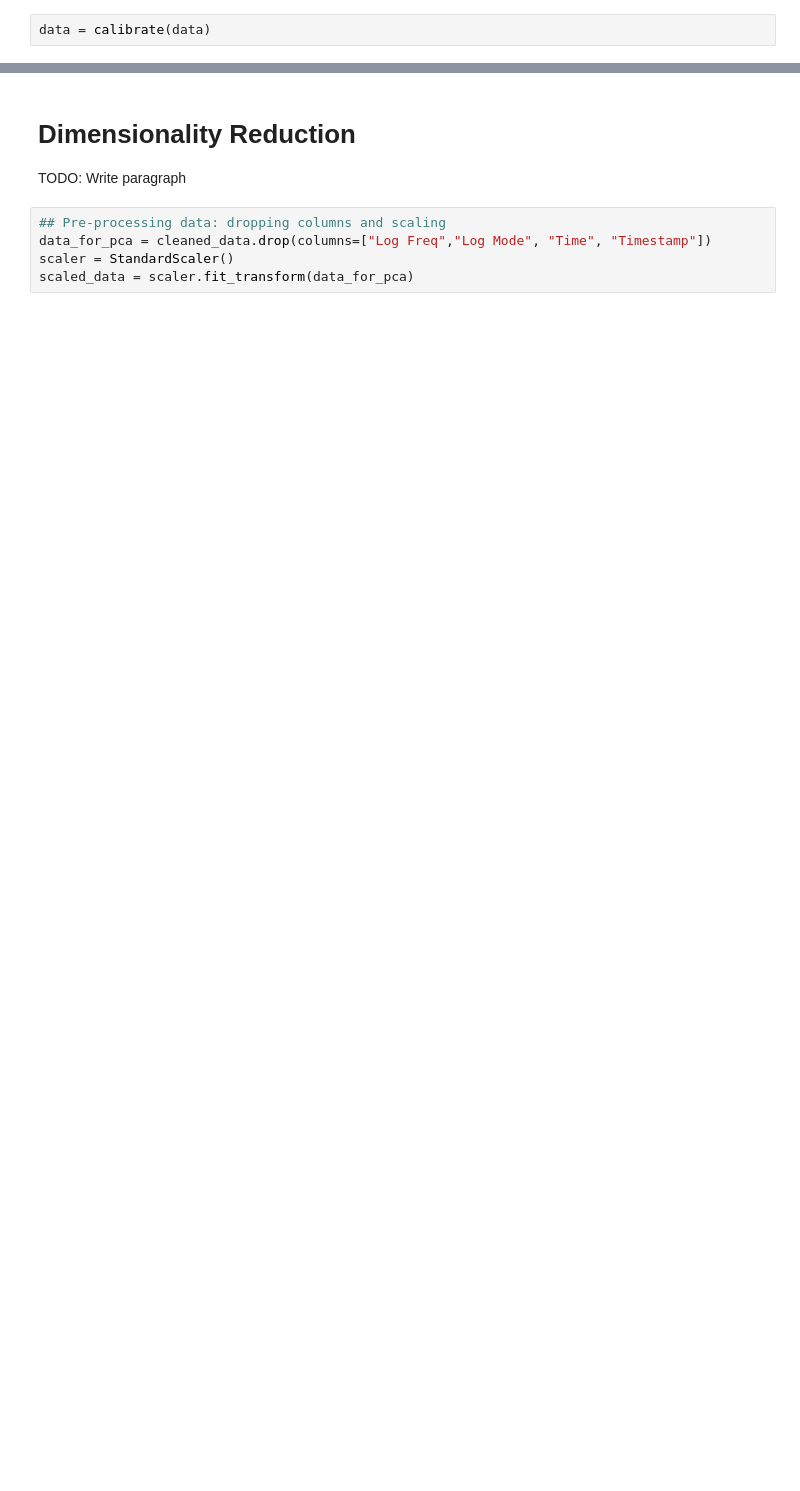
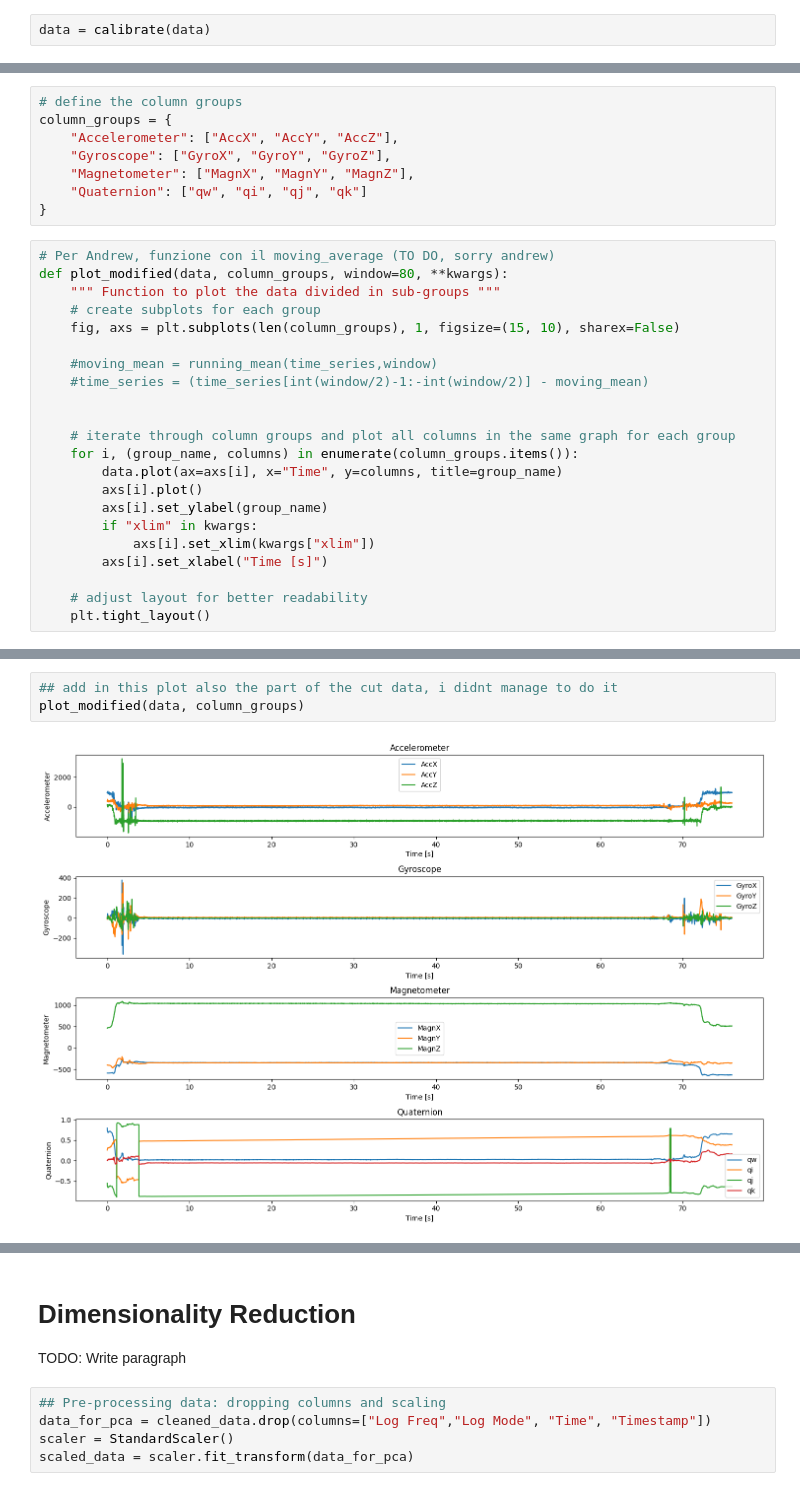
Before and after one commit to paololapo/HeartRateEstimation, a Jupyter notebook: Real_Project.ipynb, the cells around one changed output, grey strips where cells are left out. Cells and saved outputs as stored; diff of their text form; blank space fills up the shorter version.

```diff
--- a/Real_Project.ipynb
+++ b/Real_Project.ipynb
@@ -81,3 +191,33 @@ data = calibrate(data)
+# %%
+# define the column groups
+column_groups = {
+    "Accelerometer": ["AccX", "AccY", "AccZ"],
+    "Gyroscope": ["GyroX", "GyroY", "GyroZ"],
+    "Magnetometer": ["MagnX", "MagnY", "MagnZ"],
+    "Quaternion": ["qw", "qi", "qj", "qk"]
+}
+# %%
+# Per Andrew, funzione con il moving_average (TO DO, sorry andrew)
+def plot_modified(data, column_groups, window=80, **kwargs):
+    """ Function to plot the data divided in sub-groups """
+    # create subplots for each group
+    fig, axs = plt.subplots(len(column_groups), 1, figsize=(15, 10), sharex=False)
+
+    #moving_mean = running_mean(time_series,window)
+    #time_series = (time_series[int(window/2)-1:-int(window/2)] - moving_mean)
+
+
+    # iterate through column groups and plot all columns in the same graph for each group
+    for i, (group_name, columns) in enumerate(column_groups.items()):
+        data.plot(ax=axs[i], x="Time", y=columns, title=group_name)
+        axs[i].plot()
+        axs[i].set_ylabel(group_name)
+        if "xlim" in kwargs:
+            axs[i].set_xlim(kwargs["xlim"])
+        axs[i].set_xlabel("Time [s]")
+
+    # adjust layout for better readability
+    plt.tight_layout()
 # %%
 # Cutting the start and the end of the dataset
 cleaned_data = data[cuts[chosen_file][0]: cuts[chosen_file][1]].reset_index(drop=True)
@@ -91,0 +232,5 @@ cleaned_data.tail()
+# %%
+## add in this plot also the part of the cut data, i didnt manage to do it
+plot_modified(data, column_groups)
+# %% [output]
+[figure, added]
```
Also changed, not shown: parts of 47 cells of this notebook.
